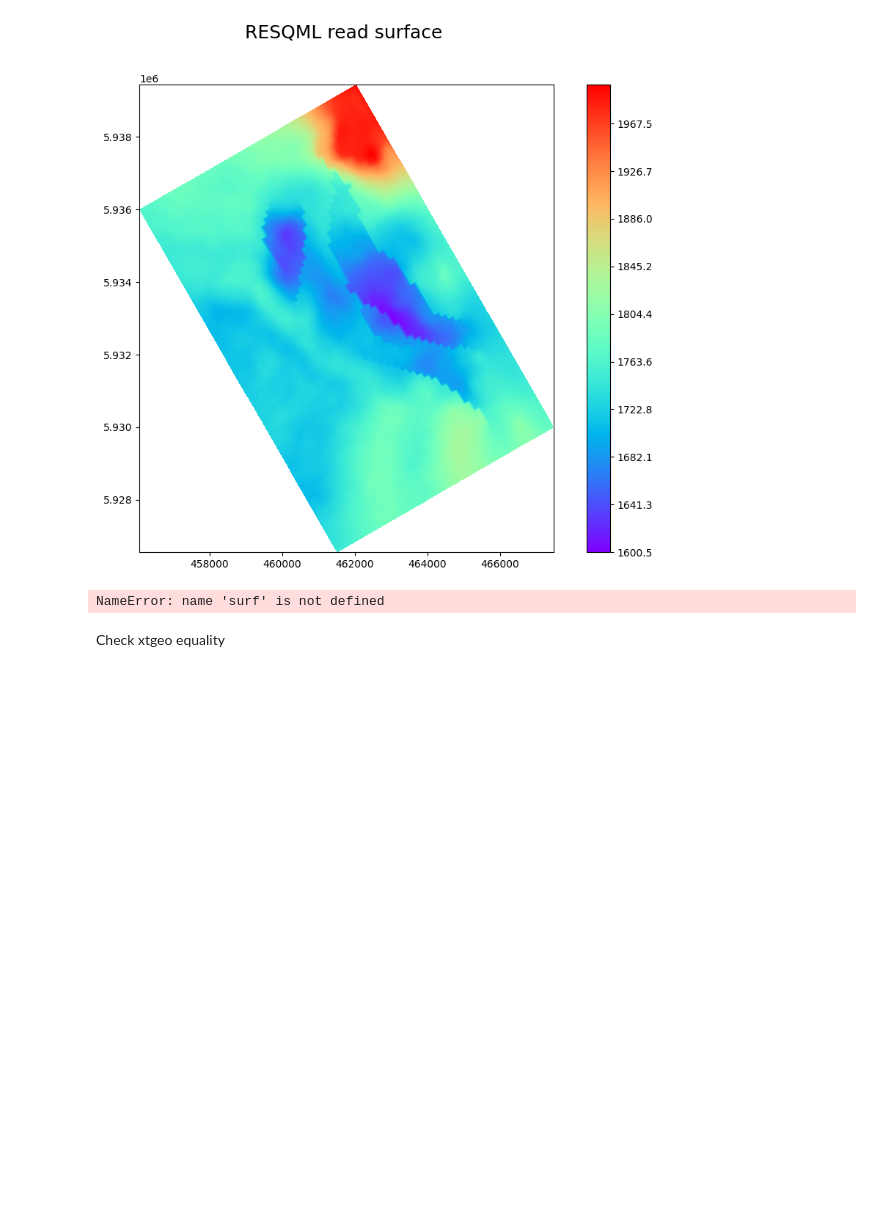
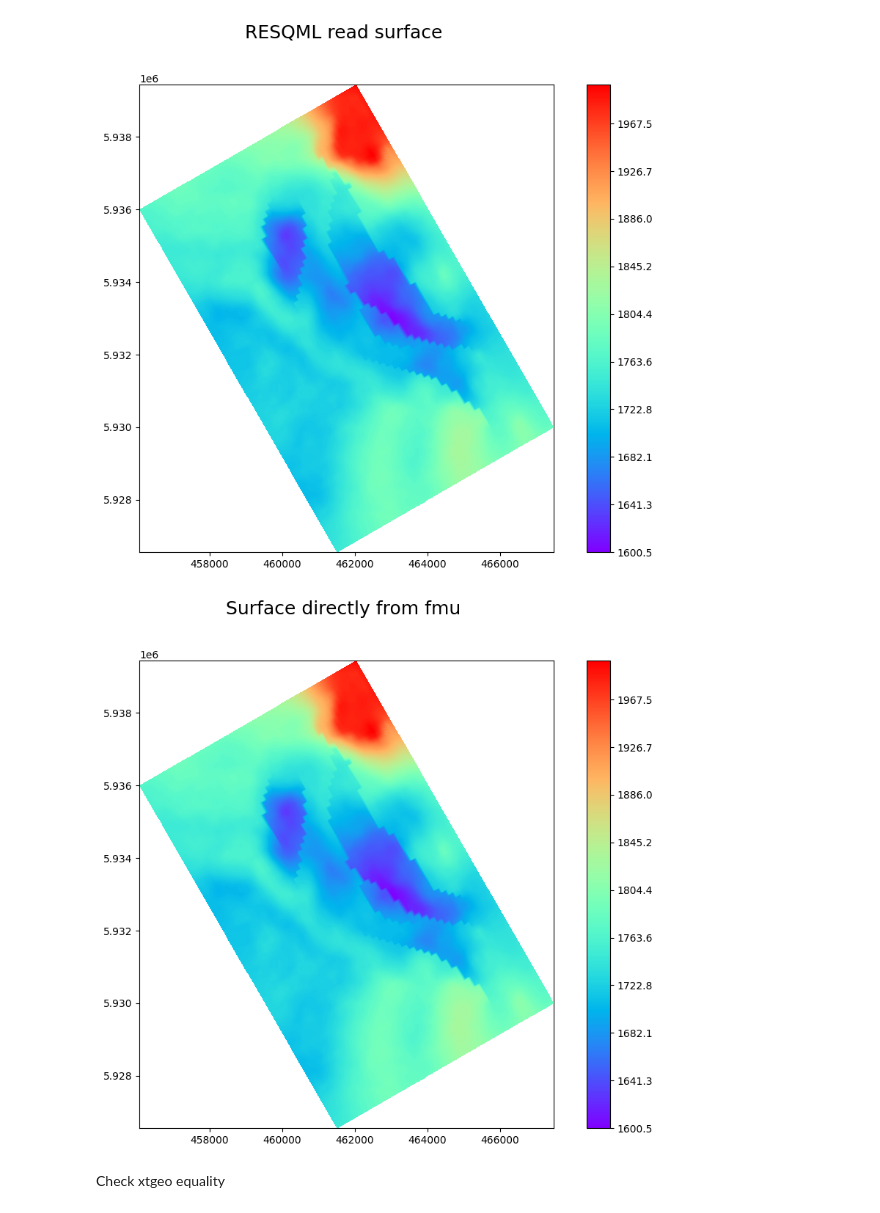
Before and after one commit to equinor/sumo-fmu-to-resqml, a Jupyter notebook: notebooks/test_surface.ipynb, the cells around one changed output. Drawn from its saved outputs; the diff is of its cells as text; code cells hidden in the pictures; blank space fills up the shorter version.

```diff
--- a/notebooks/test_surface.ipynb
+++ b/notebooks/test_surface.ipynb
@@ -189,9 +191,9 @@ read_surf.quickplot(title="RESQML read surface")
 # %% [output]
 [figure]
 # %%
-surf.quickplot(title="Surface directly from fmu")
+regsurf.quickplot(title="Surface directly from fmu")
 # %% [output]
-NameError: name 'surf' is not defined
+[figure, added]
 # %% [markdown]
 Check xtgeo equality
 # %%
```
Also changed, not shown: parts of 7 cells of this notebook, 2 other files.
